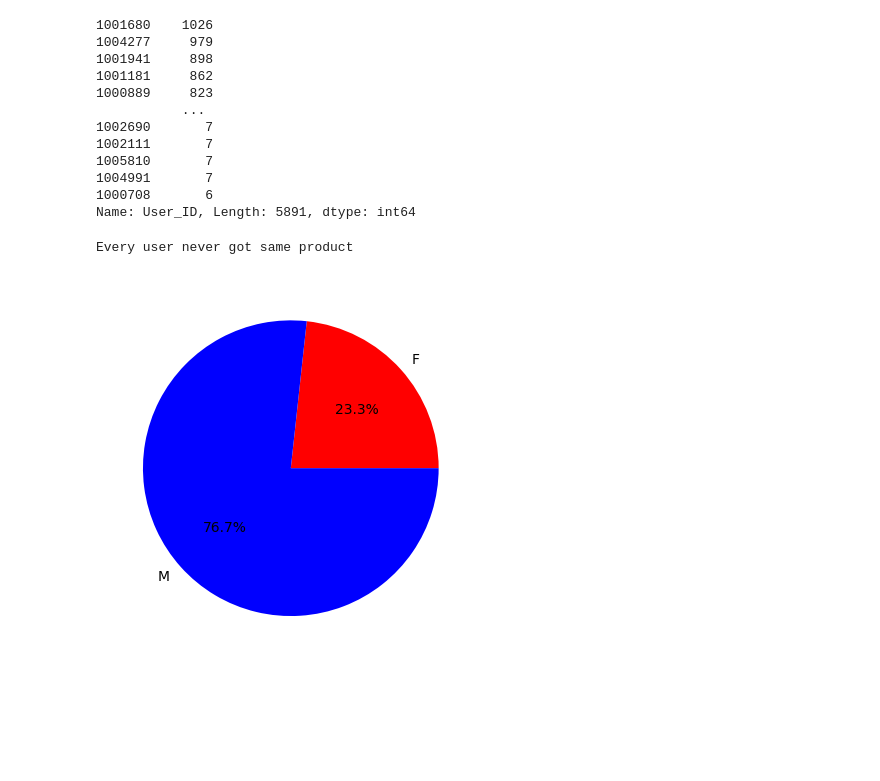
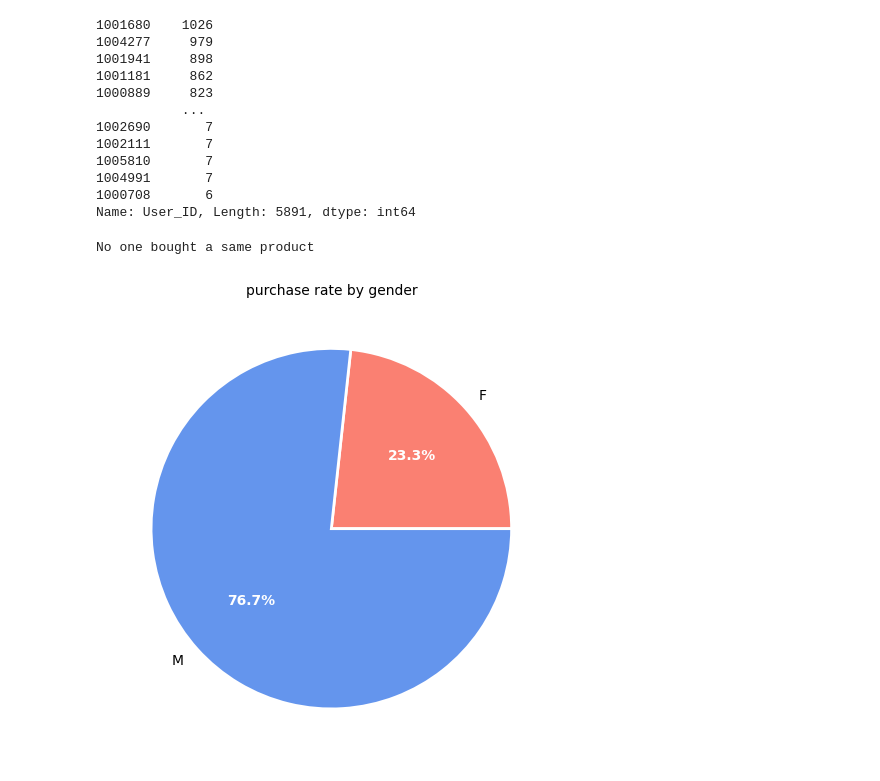
Before and after one commit to INA-95/retail_customer_behavior_analysis, a Jupyter notebook: walmart_customer_behavior_analysis.ipynb, the cells around one changed output. Drawn from its saved outputs; the diff is of its cells as text; code cells hidden in the pictures; blank space fills up the shorter version.

Commit message:
develop visualization

```diff
--- a/walmart_customer_behavior_analysis.ipynb
+++ b/walmart_customer_behavior_analysis.ipynb
@@ -71,16 +67,15 @@ df['User_ID'].value_counts()
 Name: User_ID, Length: 5891, dtype: int64
 # %%
 # Product_ID
-# 상품 고유값
-# 한 사람이 같은 상품을 산적이 없는가? 한 사람이 같은 상품을 여러 개 산 경우는 없음
+# Is there any user who made a purchase same product?
 
 for user_id, sub in df.groupby('User_ID'):
-    temp = sub.groupby('Product_ID')['Product_ID'].count().rename_axis('product_id').reset_index()
-    temp = temp.rename(columns = {'Product_ID' : 'num_of_purchase'})
-    for val in temp['num_of_purchase']:
+    cnt_purchase = sub.groupby('Product_ID')['Product_ID'].count().rename_axis('product_id').reset_index()
+    cnt_purchase = cnt_purchase.rename(columns = {'Product_ID' : 'num_of_purchase'})
+    for val in cnt_purchase['num_of_purchase']:
         if val > 1:
-            print(temp['product_id'])
-print('Every user never got same product')
+            print(cnt_purchase['product_id'])
+print('No one bought a same product')
 # %% [output]
-Every user never got same product
+No one bought a same product
 # %%
@@ -93,14 +86,21 @@ for product_id, sub in df.groupby('Product_ID'):
 # %%
-# 남자와 여자중 어떤 성별이 매출을 많이 내고 있나?
-# 전체 매출에서 여자, 남자 각각이 차지하는 비율
-
 gender_purchase = df.groupby('Gender')['Purchase'].sum().reset_index()
 gender_purchase
 
 genders = [gender for gender in gender_purchase['Gender']]
 purchase_amt = [amt for amt in gender_purchase['Purchase']]
-colors = ['red', 'blue']
-plt.pie(purchase_amt, labels = genders, colors = colors, autopct='%1.1f%%')
-plt.show()
+
+fig, ax = plt.subplots(figsize = (5, 5))
+colors = ['salmon', 'cornflowerblue']
+
+patches, texts, pcts = ax.pie(
+    purchase_amt, labels = genders, autopct = '%1.1f%%',
+    wedgeprops = {'linewidth' : 2.0, 'edgecolor' : 'white'},
+    textprops = {'size': 'medium'},
+    colors = colors)
+
+plt.setp(pcts, color = 'white', fontweight = 'bold')
+ax.set_title('purchase rate by gender', fontsize = '10')
+plt.tight_layout()
 # %% [output]
-[figure, old version]
+[figure, new version]
```
Also changed, not shown: parts of 15 cells of this notebook.
